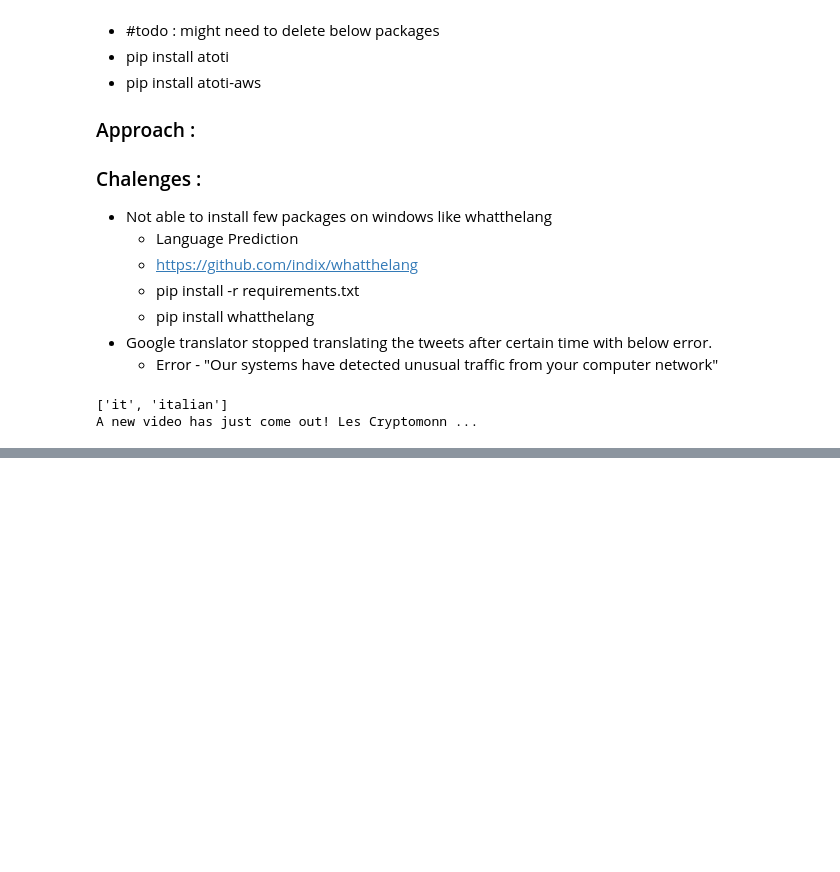
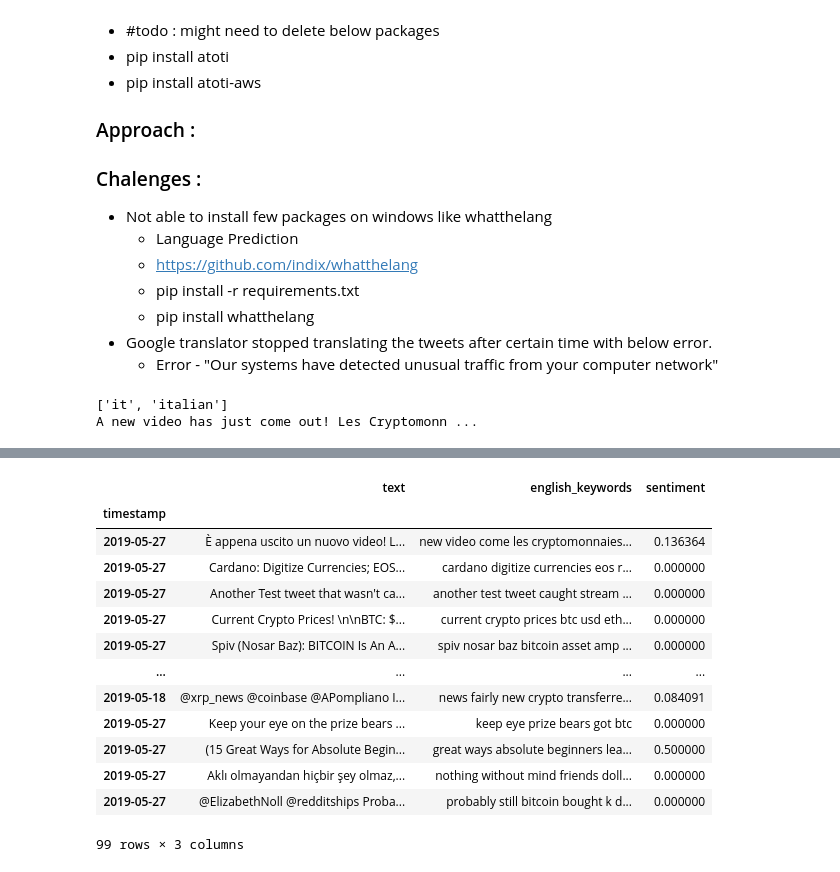
Before and after one commit to sachin376/learning-bigdata-project3-crypto_tweets_analysis, a Jupyter notebook: Project_crypto_tweets_analysis_v1.ipynb, the cells around one changed output, grey strips where cells are left out. Drawn from its saved outputs; the diff is of its cells as text; code cells hidden in the pictures; blank space fills up the shorter version.

```diff
--- a/Project_crypto_tweets_analysis_v1.ipynb
+++ b/Project_crypto_tweets_analysis_v1.ipynb
@@ -299,0 +320,37 @@ processed_bitcoin_tweets_dataset_df.sample(10)
+# %%
+from pandas.tseries.offsets import BDay
+
+def filter_by_daterange(df):
+#     start_date = pd.to_datetime("2019-05-02", utc=True)
+#     end_date = pd.to_datetime("2019-05-27" , utc=True)
+    start_date = pd.to_datetime("2010-05-02").date()
+    end_date = pd.to_datetime("2021-05-11").date()
+    filtered_date_range = (df.index >= start_date) & (df.index <= end_date)
+#     mask = (df['timestamp'] > start_date) & (df['timestamp'] <= end_date)
+    df = df[filtered_date_range]
+    #Filter only Business day
+    is_business_day = BDay().is_on_offset
+#     match_series = pd.to_datetime(df['timestamp']).map(is_business_day)
+    filtered_business_days = pd.to_datetime(df.index).map(is_business_day)
+    df[filtered_business_days]
+    return df
+
+# Filter the dates between a range which is common to both dataframes - tweets dataframe and price dataframe
+processed_bitcoin_tweets_dataset_df = filter_by_daterange(processed_bitcoin_tweets_dataset_df)
+# processed_bitcoin_tweets_dataset_df = processed_bitcoin_tweets_dataset_df.sort_index()   -- no need to sort. that is just for verification and display purpose, if needed.
+processed_bitcoin_tweets_dataset_df
+# %% [output]
+|  | text | english_keywords | sentiment |
+| timestamp |  |  |  |
+| 2019-05-27 | È appena uscito un nuovo video! L... | new video come les cryptomonnaies... | 0.136364 |
+| 2019-05-27 | Cardano: Digitize Currencies; EOS... | cardano digitize currencies eos r... | 0.000000 |
+| 2019-05-27 | Another Test tweet that wasn't ca... | another test tweet caught stream ... | 0.000000 |
+| 2019-05-27 | Current Crypto Prices! \n\nBTC: $... | current crypto prices btc usd eth... | 0.000000 |
+| 2019-05-27 | Spiv (Nosar Baz): BITCOIN Is An A... | spiv nosar baz bitcoin asset amp ... | 0.000000 |
+| ... | ... | ... | ... |
+| 2019-05-18 | @xrp_news @coinbase @APompliano I... | news fairly new crypto transferre... | 0.084091 |
+| 2019-05-27 | Keep your eye on the prize bears ... | keep eye prize bears got btc | 0.000000 |
+| 2019-05-27 | (15 Great Ways for Absolute Begin... | great ways absolute beginners lea... | 0.500000 |
+| 2019-05-27 | Aklı olmayandan hiçbir şey olmaz,... | nothing without mind friends doll... | 0.000000 |
+| 2019-05-27 | @ElizabethNoll @redditships Proba... | probably still bitcoin bought k d... | 0.000000 |
+99 rows × 3 columns
```
Also changed, not shown: parts of 10 cells of this notebook.
